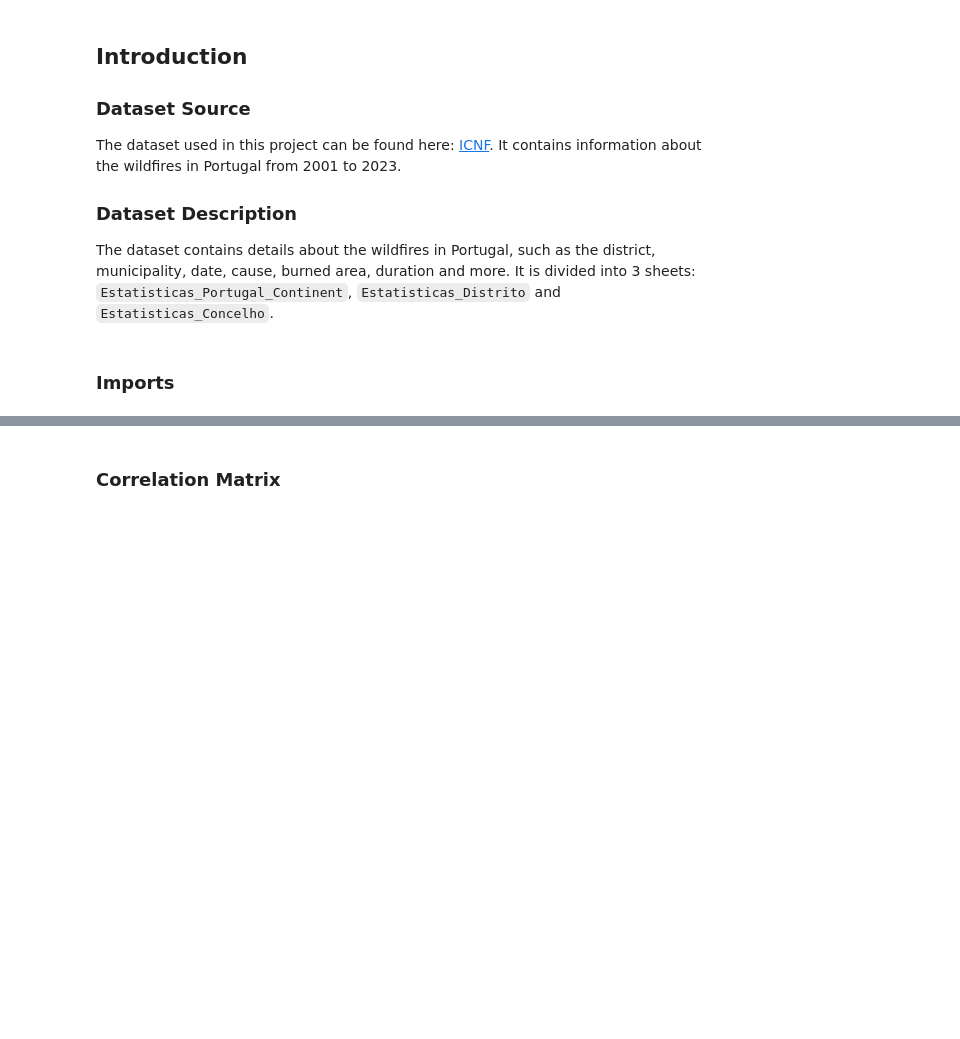
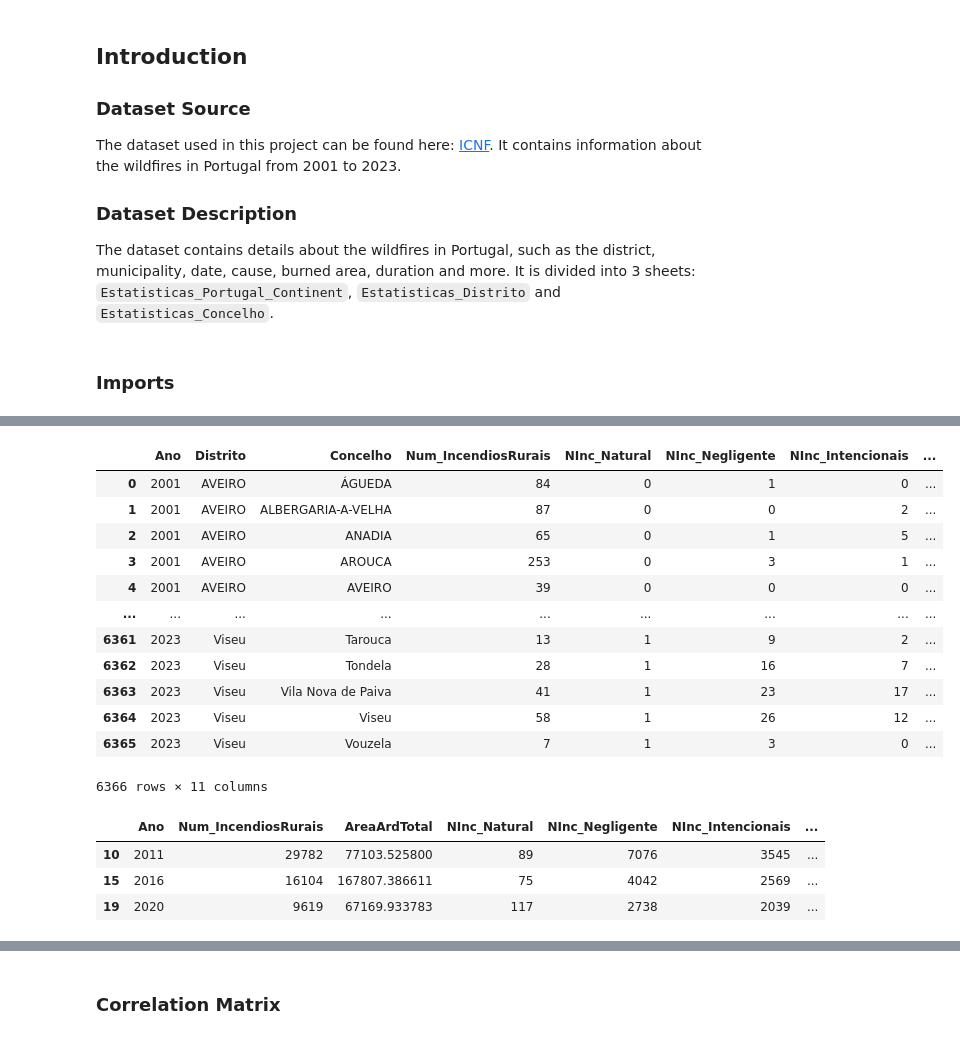
Before and after one commit to brunomfernandes45/fced_stats_project, a Jupyter notebook: phase1_preparation.ipynb, the cells around one changed output, grey strips where cells are left out. Cells and saved outputs as stored; diff of their text form; code cells hidden in the pictures; blank space fills up the shorter version.

```diff
--- a/phase1_preparation.ipynb
+++ b/phase1_preparation.ipynb
@@ -59,0 +105,4 @@ dataset
+# %%
+# change the Estatisticas_Distrito dataset to have only these columns: 'Ano', 'Distrito', 'Num_IncendiosRurais', 'NInc_Natural', 'NInc_Negligente', 'NInc_Intencionais', 'NInc_Reacendimentos', 'NInc_Desconhecida', 'NInc_NaoInvestigados', 'Ninc_Sup24h'
+datasets['Estatisticas_Distrito'] = datasets['Estatisticas_Distrito'][['Ano', 'Distrito', 'Num_IncendiosRurais', 'NInc_Natural', 'NInc_Negligente', 'NInc_Intencionais', 'NInc_Reacendimentos', 'NInc_Desconhecida', 'NInc_NaoInvestigados', 'Ninc_Sup24h']]
+datasets['Estatisticas_Distrito']
@@ -59,0 +123,31 @@ dataset
+# %%
+# change the Estatisticas_Concelho dataset to have only these columns: 'Ano', 'Distrito', 'Concelho', 'Num_IncendiosRurais', 'NInc_Natural', 'NInc_Negligente', 'NInc_Intencionais', 'NInc_Reacendimentos', 'NInc_Desconhecida', 'NInc_NaoInvestigados', 'Ninc_Sup24h'
+datasets['Estatisticas_Concelho'] = datasets['Estatisticas_Concelho'][['Ano', 'Distrito', 'Concelho', 'Num_IncendiosRurais', 'NInc_Natural', 'NInc_Negligente', 'NInc_Intencionais', 'NInc_Reacendimentos', 'NInc_Desconhecida', 'NInc_NaoInvestigados', 'Ninc_Sup24h']]
+datasets['Estatisticas_Concelho']
+# %% [output]
+|  | Ano | Distrito | Concelho | Num_IncendiosRurais | NInc_Natural | NInc_Negligente | NInc_Intencionais | ... |
+| 0 | 2001 | AVEIRO | ÁGUEDA | 84 | 0 | 1 | 0 | ... |
+| 1 | 2001 | AVEIRO | ALBERGARIA-A-VELHA | 87 | 0 | 0 | 2 | ... |
+| 2 | 2001 | AVEIRO | ANADIA | 65 | 0 | 1 | 5 | ... |
+| 3 | 2001 | AVEIRO | AROUCA | 253 | 0 | 3 | 1 | ... |
+| 4 | 2001 | AVEIRO | AVEIRO | 39 | 0 | 0 | 0 | ... |
+| ... | ... | ... | ... | ... | ... | ... | ... | ... |
+| 6361 | 2023 | Viseu | Tarouca | 13 | 1 | 9 | 2 | ... |
+| 6362 | 2023 | Viseu | Tondela | 28 | 1 | 16 | 7 | ... |
+| 6363 | 2023 | Viseu | Vila Nova de Paiva | 41 | 1 | 23 | 17 | ... |
+| 6364 | 2023 | Viseu | Viseu | 58 | 1 | 26 | 12 | ... |
+| 6365 | 2023 | Viseu | Vouzela | 7 | 1 | 3 | 0 | ... |
+6366 rows × 11 columns
+# %%
+# filter all the datasets to have only the years 2011, 2016 and 2020
+years = [2011, 2016, 2020]
+
+for key in datasets:
+    datasets[key] = datasets[key][datasets[key]['Ano'].isin(years)]
+
+datasets['Estatisticas_PortugalContinent']
+# %% [output]
+|  | Ano | Num_IncendiosRurais | AreaArdTotal | NInc_Natural | NInc_Negligente | NInc_Intencionais | ... |
+| 10 | 2011 | 29782 | 77103.525800 | 89 | 7076 | 3545 | ... |
+| 15 | 2016 | 16104 | 167807.386611 | 75 | 4042 | 2569 | ... |
+| 19 | 2020 | 9619 | 67169.933783 | 117 | 2738 | 2039 | ... |
```
Also changed, not shown: parts of 13 cells of this notebook.
